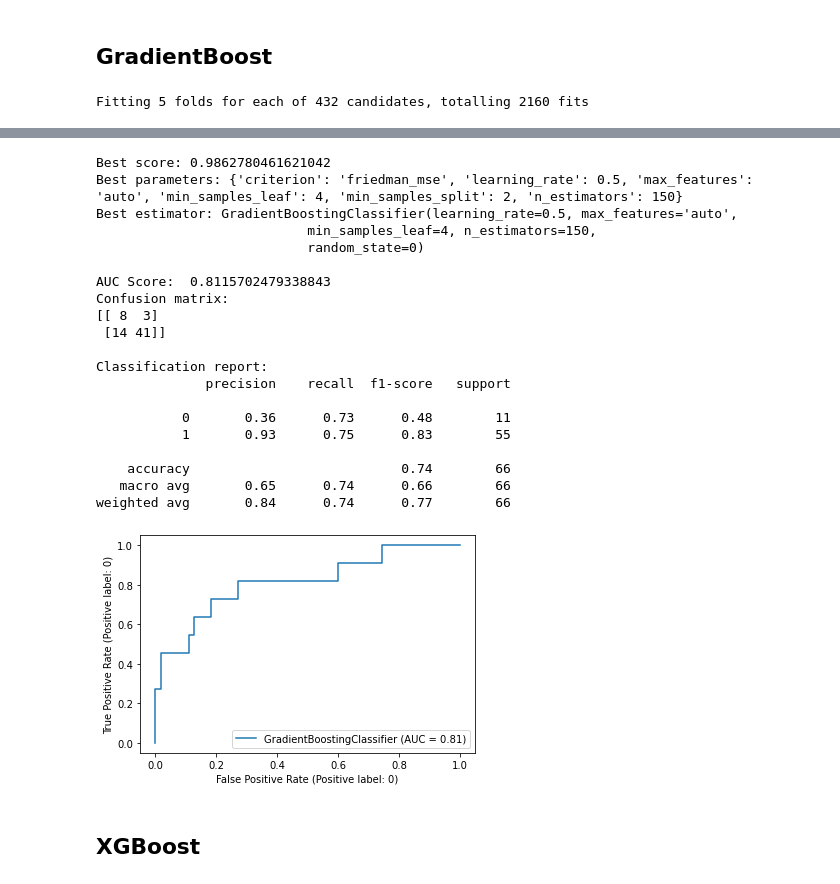
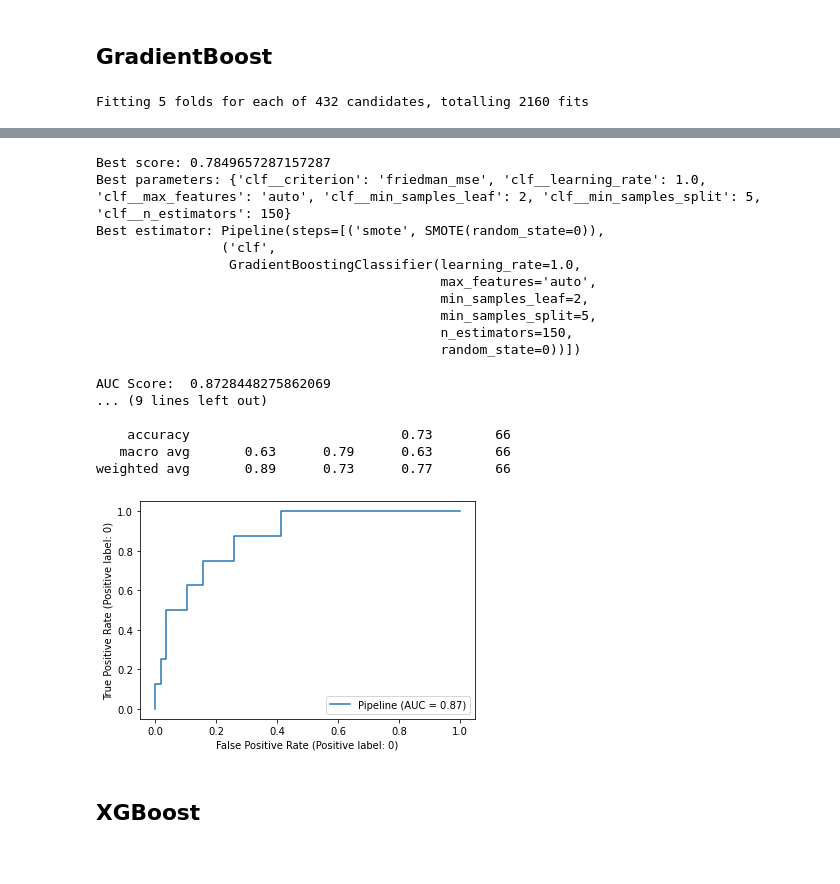
Before and after one commit to Ca-moes/AC, a Jupyter notebook: prediction.ipynb, the cells around one changed output, grey strips where cells are left out. Saved outputs shown, nothing was run; the diff lists cells and outputs as text; code cells hidden in the pictures.

```diff
--- a/prediction.ipynb
+++ b/prediction.ipynb
@@ -54,7 +49,3 @@ For oversampling we used the SMOTE (Synthetic Minority Over-sampling Technique)
-# %%
-smote = SMOTE(random_state=0)
-
-x_train, y_train = smote.fit_resample(x_train, y_train)
 # %% [markdown]
 ## Normalization
 
@@ -84,15 +66,25 @@ train_data
+# %%
+def apply_sampling(model):
+    smote = SMOTE(random_state=0)
+
+    pipeline = Pipeline([('smote', smote), ('clf', model)])
+
+    return pipeline
 # %% [markdown]
 Applying grid search
 # %%
 def grid_search(model, parameter_grid):
     cross_validation = StratifiedKFold(n_splits=5)
 
-    grid_search = GridSearchCV(model,
+    clf = apply_sampling(model)
+
+    grid_search = GridSearchCV(clf,
                                param_grid=parameter_grid,
                                scoring='roc_auc',
                                cv=cross_validation,
                                verbose=4,
-                               n_jobs=-1)
+                               n_jobs=-1,
+                               refit=True)
 
     grid_search.fit(x_train, y_train)
 
@@ -281,12 +261,12 @@ weighted avg       0.81      0.64      0.68        66
 # %%
 model = GradientBoostingClassifier(random_state=0)
 
-parameter_grid = {'n_estimators': [50, 100, 150],
-                  'learning_rate': [0.2, 0.3, 0.5, 1.0],
-                  'criterion': ['friedman_mse', 'squared_error'],
-                  'min_samples_split': [2, 5, 10],
-                  'min_samples_leaf': [1, 2, 4],
-                  'max_features': ['auto', None]}
+parameter_grid = {'clf__n_estimators': [50, 100, 150],
+                  'clf__learning_rate': [0.2, 0.3, 0.5, 1.0],
+                  'clf__criterion': ['friedman_mse', 'squared_error'],
+                  'clf__min_samples_split': [2, 5, 10],
+                  'clf__min_samples_leaf': [1, 2, 4],
+                  'clf__max_features': ['auto', None]}
 
 gb = grid_search(model, parameter_grid)
 # %% [output]
@@ -306,29 +286,26 @@ Fitting 5 folds for each of 432 candidates, totalling 2160 fits
 ... (56 lines left out)
         nan        nan        nan        nan        nan        nan
         nan        nan        nan        nan        nan        nan
         nan        nan        nan        nan        nan        nan]
   warnings.warn(
-Best score: 0.9862780461621042
-Best parameters: {'criterion': 'friedman_mse', 'learning_rate': 0.5, 'max_features': 'auto', 'min_samples_leaf': 4, 'min_samples_split': 2, 'n_estimators': 150}
-Best estimator: GradientBoostingClassifier(learning_rate=0.5, max_features='auto',
-                           min_samples_leaf=4, n_estimators=150,
-                           random_state=0)
+Best score: 0.7849657287157287
+Best parameters: {'clf__criterion': 'friedman_mse', 'clf__learning_rate': 1.0, 'clf__max_features': 'auto', 'clf__min_samples_leaf': 2, 'clf__min_samples_split': 5, 'clf__n_estimators': 150}
+Best estimator: Pipeline(steps=[('smote', SMOTE(random_state=0)),
+                ('clf',
+                 GradientBoostingClassifier(learning_rate=1.0,
+                                            max_features='auto',
+                                            min_samples_leaf=2,
+                                            min_samples_split=5,
+                                            n_estimators=150,
+                                            random_state=0))])
 
-AUC Score:  0.8115702479338843
-Confusion matrix:
-[[ 8  3]
- [14 41]]
+AUC Score:  0.8728448275862069
+... (9 lines left out)
 
-Classification report:
-              precision    recall  f1-score   support
-
-           0       0.36      0.73      0.48        11
-           1       0.93      0.75      0.83        55
-
-    accuracy                           0.74        66
-   macro avg       0.65      0.74      0.66        66
-weighted avg       0.84      0.74      0.77        66
+    accuracy                           0.73        66
+   macro avg       0.63      0.79      0.63        66
+weighted avg       0.89      0.73      0.77        66
-[figure, old version]
+[figure, new version]
 # %% [markdown]
 ## XGBoost
 # %%
```
Also changed, not shown: parts of 12 cells of this notebook, 5 other files.
